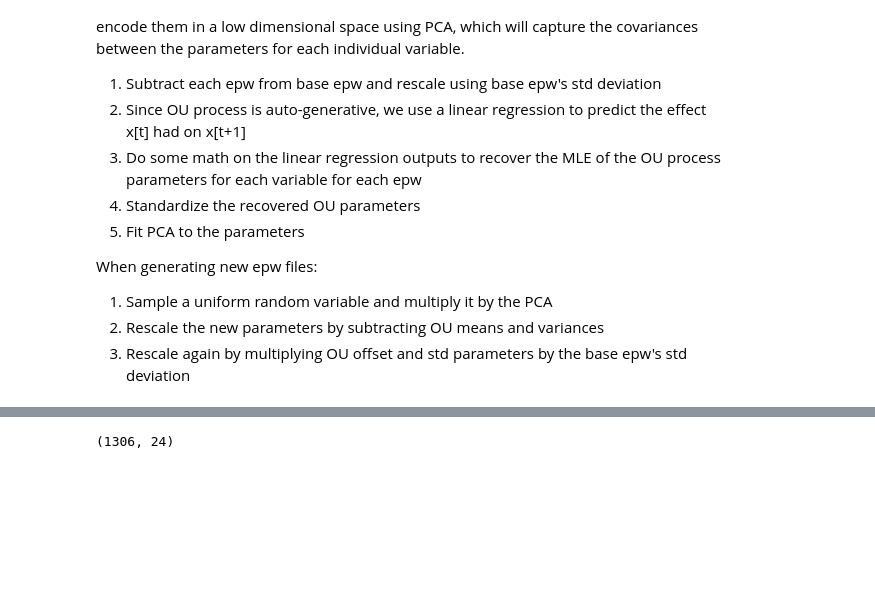
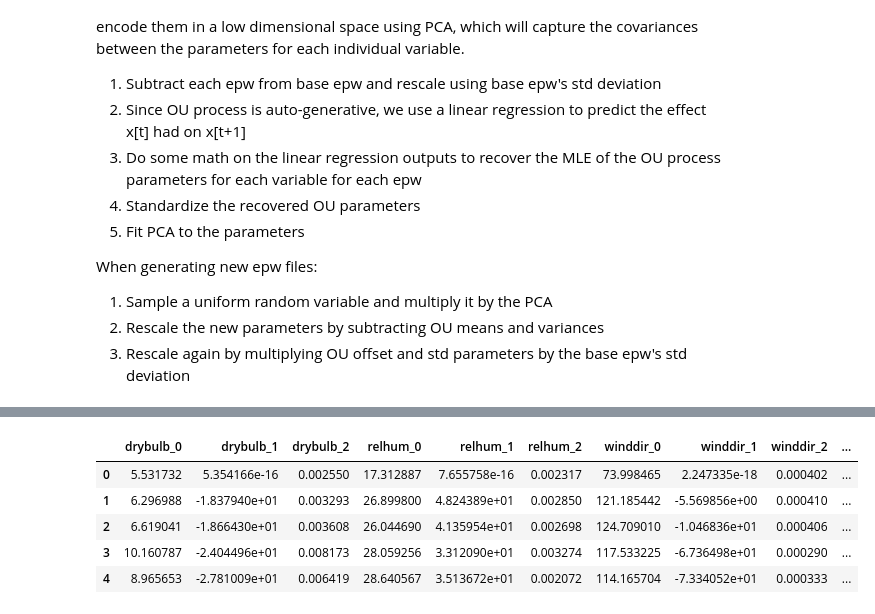
Before and after one commit to Demosthen/ActiveRL, a Jupyter notebook: sinergym_wrappers/epw_scraper/process_epws.ipynb, the cells around one changed output, grey strips where cells are left out. Saved outputs shown, nothing was run; the diff lists cells and outputs as text; code cells hidden in the pictures; blank space fills up the shorter version.

```diff
--- a/sinergym_wrappers/epw_scraper/process_epws.ipynb
+++ b/sinergym_wrappers/epw_scraper/process_epws.ipynb
@@ -371,10 +352,15 @@ for i, column in enumerate(OU_df_saved.columns):
         OU_df_saved.iloc[:, i] *= df_std[i//3]
 OU_df_saved.to_csv("US_epw_OU_params.csv", index=False)
 # %%
-OU_df.shape
+OU_df_saved.head()
 # df_std.shape
 # %% [output]
-(1306, 24)
+|  | drybulb_0 | drybulb_1 | drybulb_2 | relhum_0 | relhum_1 | relhum_2 | winddir_0 | winddir_1 | winddir_2 | ... |
+| 0 | 5.531732 | 5.354166e-16 | 0.002550 | 17.312887 | 7.655758e-16 | 0.002317 | 73.998465 | 2.247335e-18 | 0.000402 | ... |
+| 1 | 6.296988 | -1.837940e+01 | 0.003293 | 26.899800 | 4.824389e+01 | 0.002850 | 121.185442 | -5.569856e+00 | 0.000410 | ... |
+| 2 | 6.619041 | -1.866430e+01 | 0.003608 | 26.044690 | 4.135954e+01 | 0.002698 | 124.709010 | -1.046836e+01 | 0.000406 | ... |
+| 3 | 10.160787 | -2.404496e+01 | 0.008173 | 28.059256 | 3.312090e+01 | 0.003274 | 117.533225 | -6.736498e+01 | 0.000290 | ... |
+| 4 | 8.965653 | -2.781009e+01 | 0.006419 | 28.640567 | 3.513672e+01 | 0.002072 | 114.165704 | -7.334052e+01 | 0.000333 | ... |
 # %%
 from sklearn.decomposition import IncrementalPCA, KernelPCA, PCA
 from sklearn.manifold import TSNE
```
Also changed, not shown: parts of 24 cells of this notebook, 5 other files.
